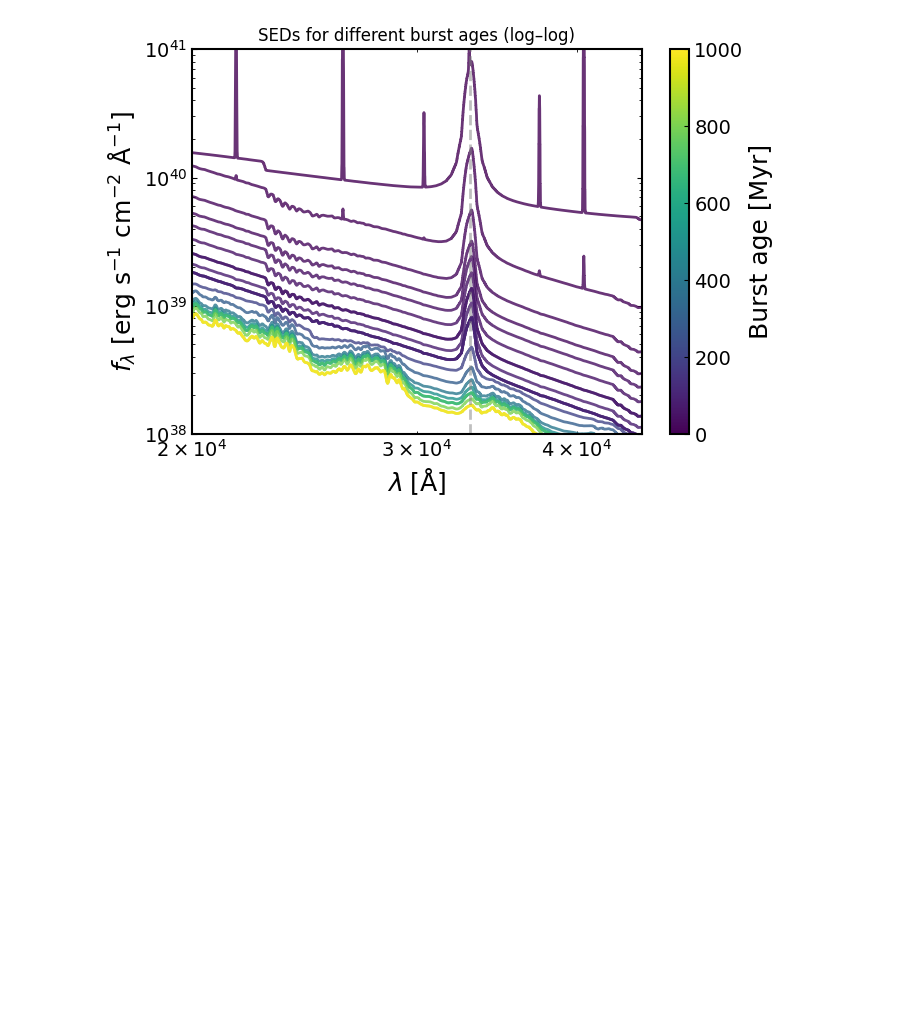
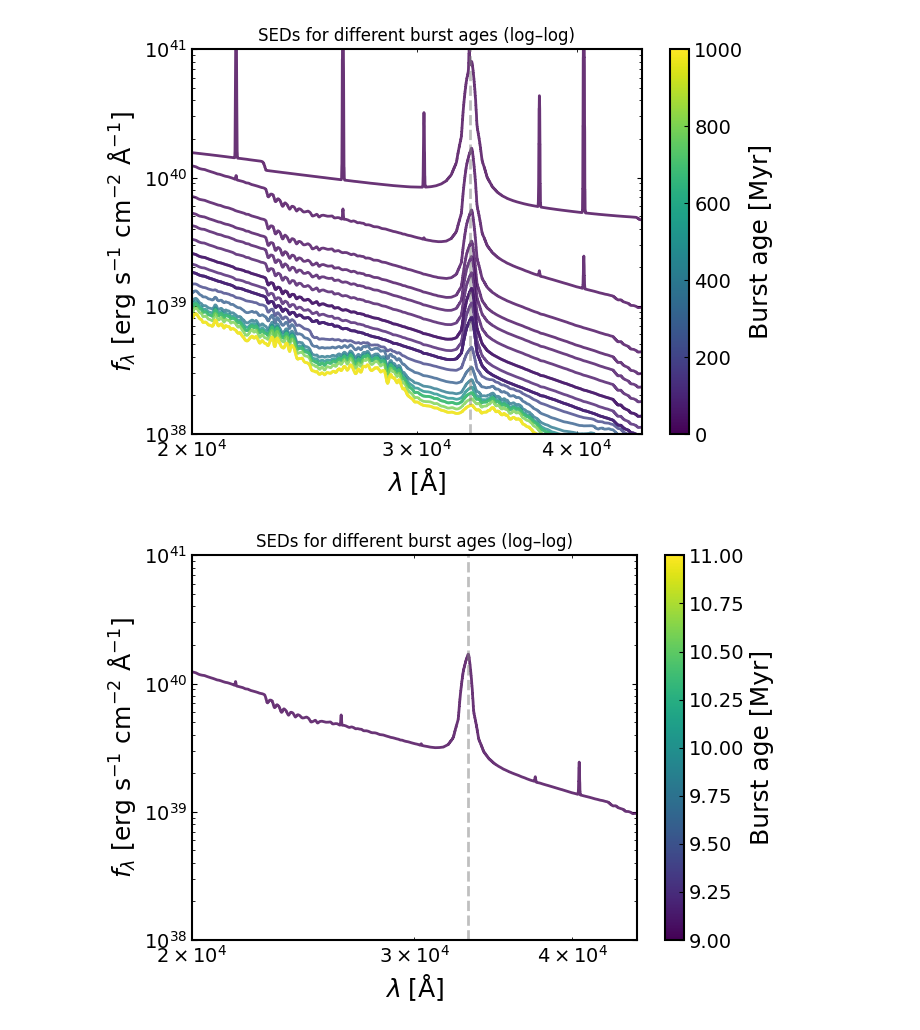
Before and after one commit to abbycrowther/star-formation-histories, a Jupyter notebook: Code/starburst_over_time.ipynb, the cells around one changed output. Drawn from its saved outputs; the diff is of its cells as text; code cells hidden in the pictures; blank space fills up the shorter version.

```diff
--- a/Code/starburst_over_time.ipynb
+++ b/Code/starburst_over_time.ipynb
@@ -303,6 +306,77 @@ plt.tight_layout()
 plt.show()
 # %% [output]
 [figure]
+# %%
+years = np.concatenate([
+    np.arange(10, 15, 10),
+    #np.arange(100, 1100, 100)
+])
+
+fig, ax = plt.subplots(figsize=(7,5))
+cmap = plt.cm.viridis
+norm = plt.Normalize(years.min(), years.max())
+
+dust = {
+    "type": "Calzetti",
+    "Av": 0.2,
+    "eta": 2.0
+}
+
+nebular = {
+    "logU": -3.0
+}
+
+for t in years:
+
+    burst = {
+        "age": t / 1000,            # Gyr
+        "massformed": 10,
+        "metallicity": 0.5
+    }
+
+    model_components = {
+        "redshift": 0,
+        "burst": burst,
+        "dust": dust,
+        "nebular": nebular,
+        "t_bc": 0.01,        # Gyr
+        "veldisp": 200.
+    }
+
+    model = pipes.model_galaxy(
+        model_components,
+        filt_list=filter_files,
+        spec_wavs = np.arange(global_min - 500,
+                      global_max + 500,
+                      5.)
+
+    )
+
+    ax.plot(
+        model.spec_wavs,      # linear wavelength
+        model.spectrum,       # linear flux
+        color=cmap(norm(t)),
+        alpha=0.8
+    )
+
+ax.set_xscale("log")
+ax.set_yscale("log")
+
+ax.set_xlabel(r"$\lambda \; [\mathrm{\AA}]$")
+ax.set_ylabel(r"$f_\lambda$ [erg s$^{-1}$ cm$^{-2}$ Å$^{-1}$]")
+ax.set_ylim(1e38, 1e41)
+ax.set_xlim(2e4, 4.5e4)
+ax.axvline(3.308e4, color='grey', linestyle='--', alpha=0.5)
+ax.set_title("SEDs for different burst ages (log–log)")
+
+sm = plt.cm.ScalarMappable(cmap=cmap, norm=norm)
+sm.set_array([])
+fig.colorbar(sm, ax=ax, label="Burst age [Myr]")
+
+plt.tight_layout()
+plt.show()
+# %% [output]
+[figure, added]
 # %%
 import numpy as np
 import matplotlib.pyplot as plt
```
Also changed, not shown: parts of 4 cells of this notebook.
